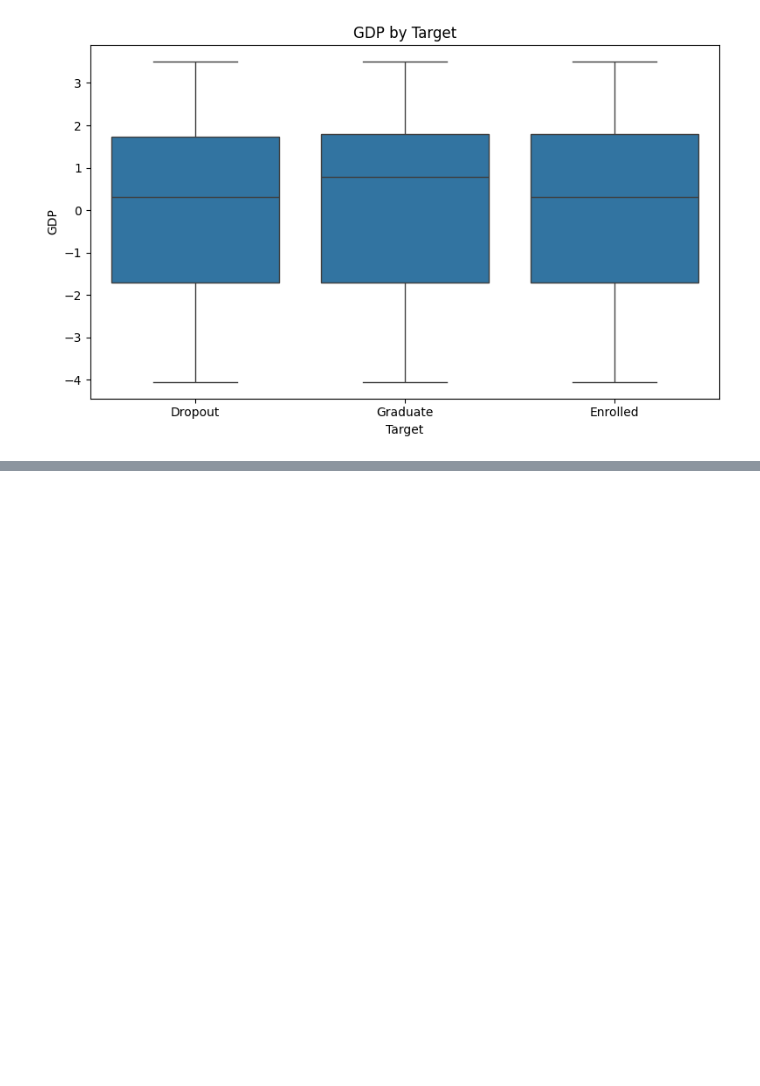
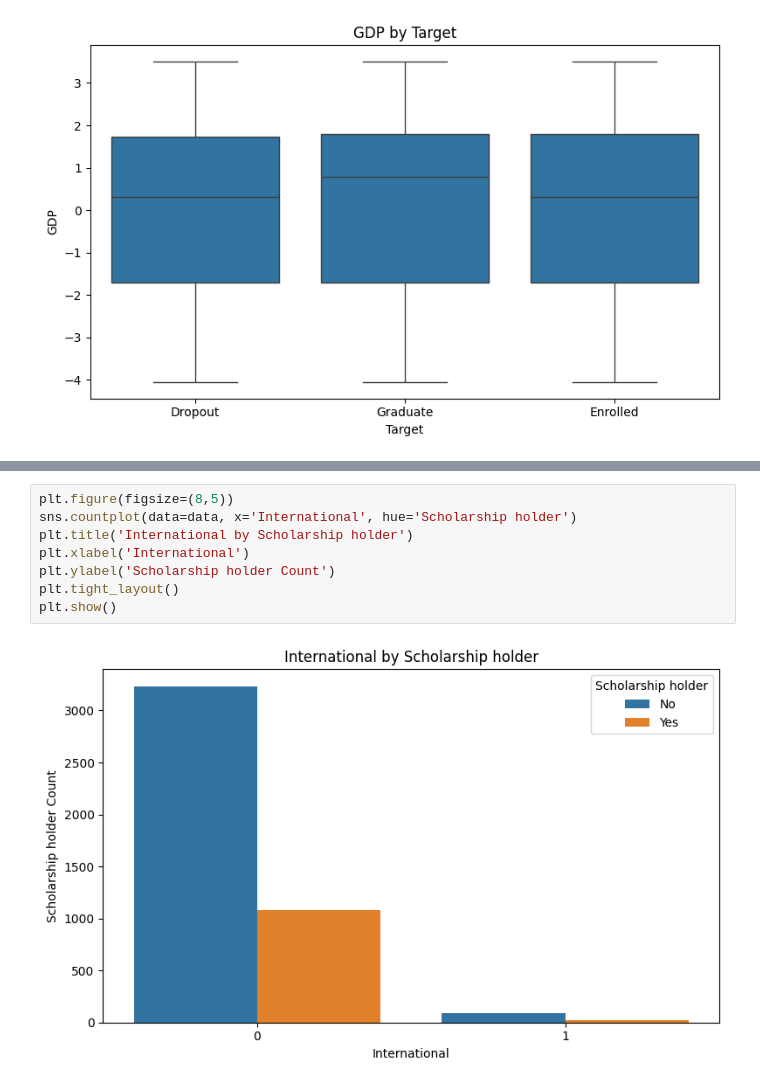
Before and after one commit to idavoong/Dropout-Predictor, a Jupyter notebook: eda/eda.ipynb, the cells around one changed output, grey strips where cells are left out. Drawn from its saved outputs; the diff is of its cells as text; blank space fills up the shorter version.

```diff
--- a/eda/eda.ipynb
+++ b/eda/eda.ipynb
@@ -1038,0 +1056,10 @@ Name: count, dtype: int64
+# %%
+plt.figure(figsize=(8,5))
+sns.countplot(data=data, x='International', hue='Scholarship holder')
+plt.title('International by Scholarship holder')
+plt.xlabel('International')
+plt.ylabel('Scholarship holder Count')
+plt.tight_layout()
+plt.show()
+# %% [output]
+[figure, added]
```
Also changed, not shown: parts of 42 cells of this notebook.
